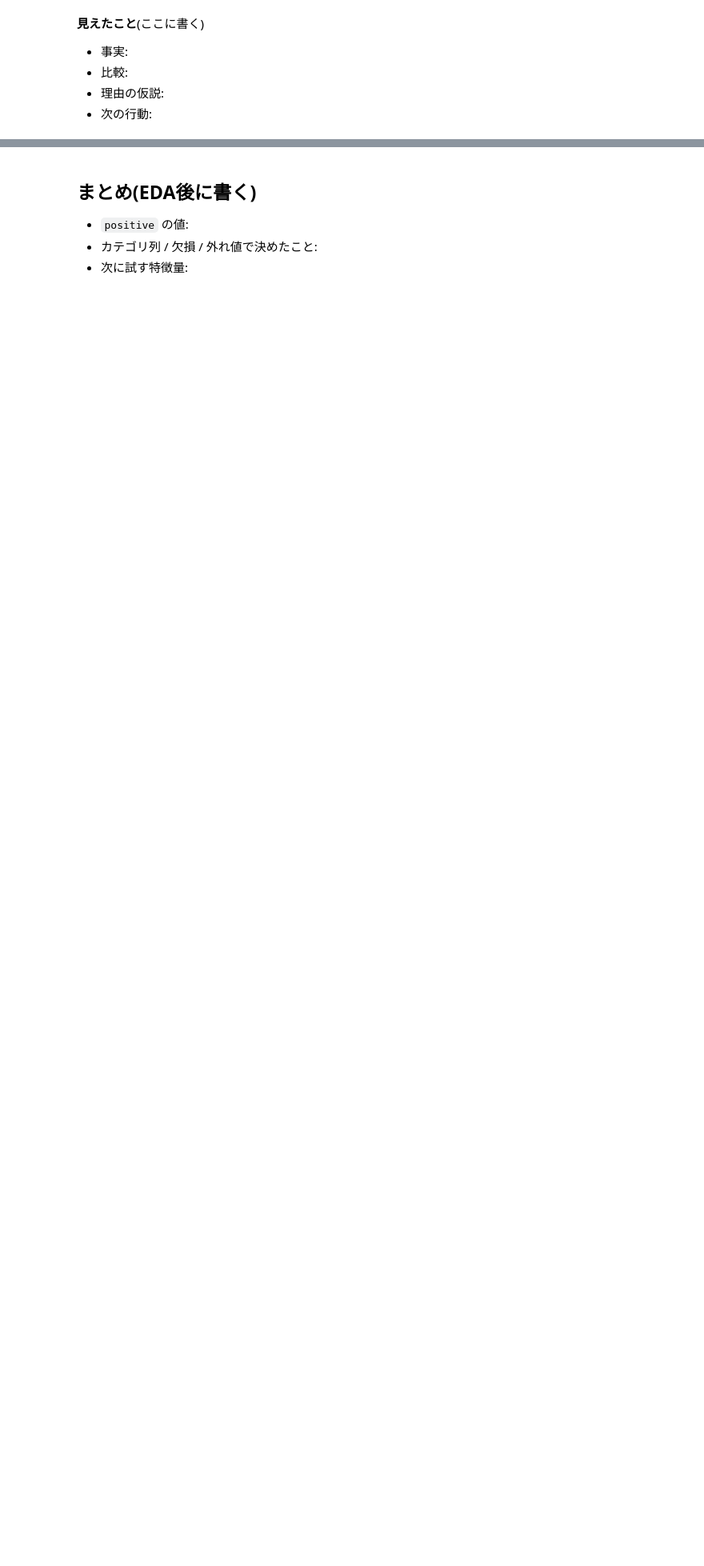
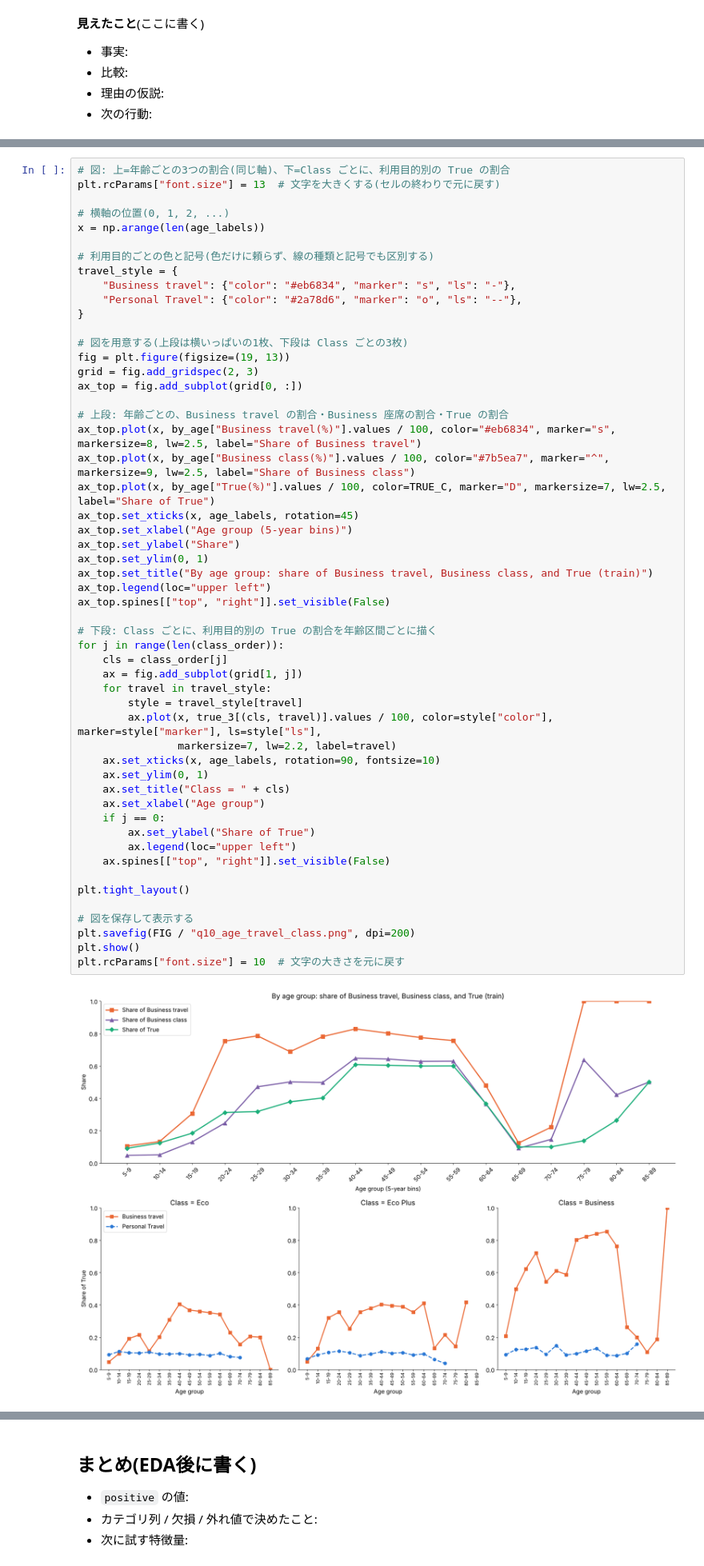
Before and after one commit to mika-42261/2610playground, a Jupyter notebook: 01_eda.ipynb, the cells around one changed output, grey strips where cells are left out. Shown at 80% size. Saved outputs shown, nothing was run; the diff lists cells and outputs as text; blank space fills up the shorter version.

```diff
--- a/01_eda.ipynb
+++ b/01_eda.ipynb
@@ -936,0 +1053,55 @@ plt.rcParams["font.size"] = 10  # 文字の大きさを元に戻す
+# %%
+# 図: 上=年齢ごとの3つの割合(同じ軸)、下=Class ごとに、利用目的別の True の割合
+plt.rcParams["font.size"] = 13  # 文字を大きくする(セルの終わりで元に戻す)
+
+# 横軸の位置(0, 1, 2, ...)
+x = np.arange(len(age_labels))
+
+# 利用目的ごとの色と記号(色だけに頼らず、線の種類と記号でも区別する)
+travel_style = {
+    "Business travel": {"color": "#eb6834", "marker": "s", "ls": "-"},
+    "Personal Travel": {"color": "#2a78d6", "marker": "o", "ls": "--"},
+}
+
+# 図を用意する(上段は横いっぱいの1枚、下段は Class ごとの3枚)
+fig = plt.figure(figsize=(19, 13))
+grid = fig.add_gridspec(2, 3)
+ax_top = fig.add_subplot(grid[0, :])
+
+# 上段: 年齢ごとの、Business travel の割合・Business 座席の割合・True の割合
+ax_top.plot(x, by_age["Business travel(%)"].values / 100, color="#eb6834", marker="s", markersize=8, lw=2.5, label="Share of Business travel")
+ax_top.plot(x, by_age["Business class(%)"].values / 100, color="#7b5ea7", marker="^", markersize=9, lw=2.5, label="Share of Business class")
+ax_top.plot(x, by_age["True(%)"].values / 100, color=TRUE_C, marker="D", markersize=7, lw=2.5, label="Share of True")
+ax_top.set_xticks(x, age_labels, rotation=45)
+ax_top.set_xlabel("Age group (5-year bins)")
+ax_top.set_ylabel("Share")
+ax_top.set_ylim(0, 1)
+ax_top.set_title("By age group: share of Business travel, Business class, and True (train)")
+ax_top.legend(loc="upper left")
+ax_top.spines[["top", "right"]].set_visible(False)
+
+# 下段: Class ごとに、利用目的別の True の割合を年齢区間ごとに描く
+for j in range(len(class_order)):
+    cls = class_order[j]
+    ax = fig.add_subplot(grid[1, j])
+    for travel in travel_style:
+        style = travel_style[travel]
+        ax.plot(x, true_3[(cls, travel)].values / 100, color=style["color"], marker=style["marker"], ls=style["ls"],
+                markersize=7, lw=2.2, label=travel)
+    ax.set_xticks(x, age_labels, rotation=90, fontsize=10)
+    ax.set_ylim(0, 1)
+    ax.set_title("Class = " + cls)
+    ax.set_xlabel("Age group")
+    if j == 0:
+        ax.set_ylabel("Share of True")
+        ax.legend(loc="upper left")
+    ax.spines[["top", "right"]].set_visible(False)
+
+plt.tight_layout()
+
+# 図を保存して表示する
+plt.savefig(FIG / "q10_age_travel_class.png", dpi=200)
+plt.show()
+plt.rcParams["font.size"] = 10  # 文字の大きさを元に戻す
+# %% [output]
+[figure, added]
```
Also changed, not shown: parts of 3 cells of this notebook, 1 other file.
